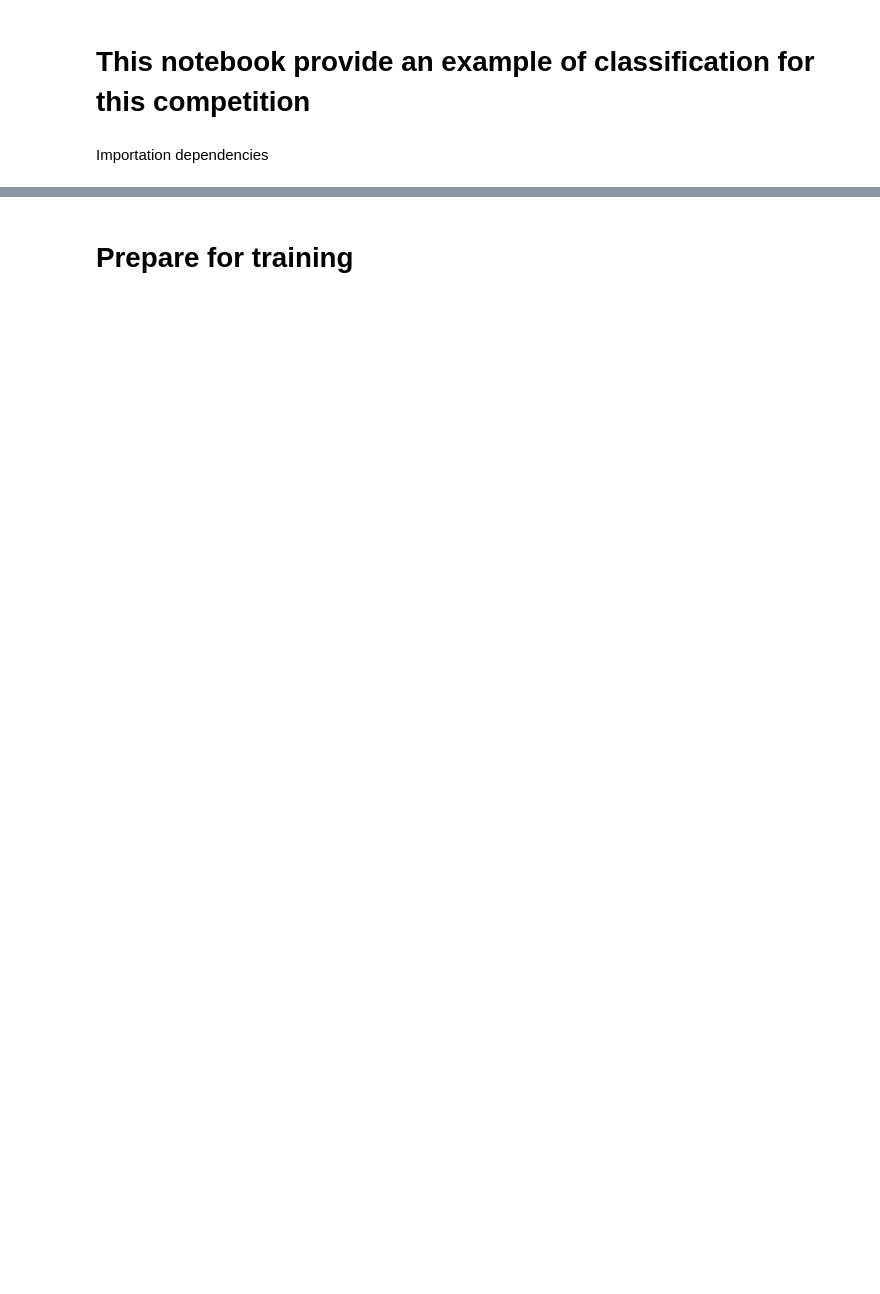
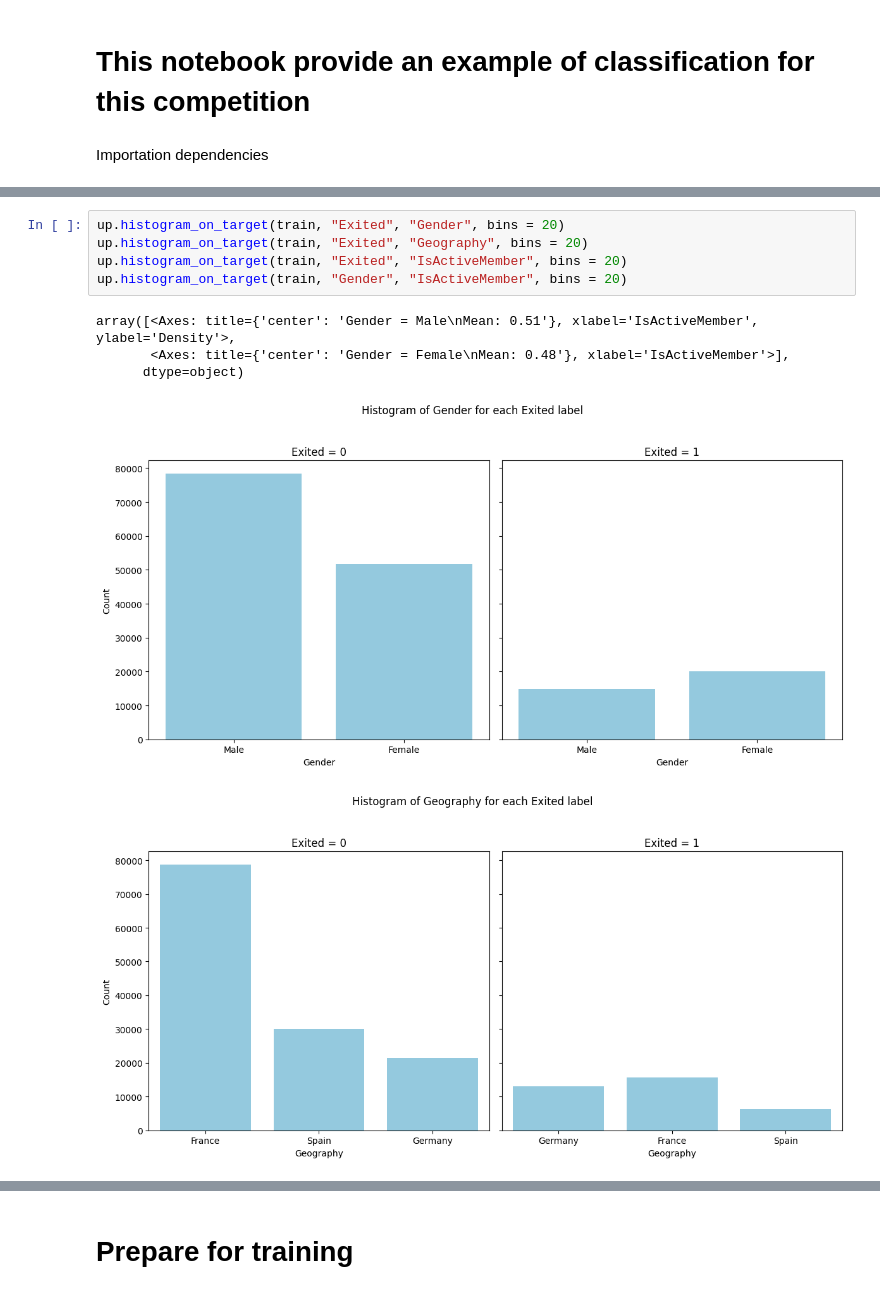
Before and after one commit to Avicenne-ctrl/KAGGLE-PROJECT, a Jupyter notebook: classification-projects/Bank-credit/notebook-credit-classif.ipynb, the cells around one changed output, grey strips where cells are left out. Drawn from its saved outputs; the diff is of its cells as text; blank space fills up the shorter version.

```diff
--- a/classification-projects/Bank-credit/notebook-credit-classif.ipynb
+++ b/classification-projects/Bank-credit/notebook-credit-classif.ipynb
@@ -69,0 +95,11 @@ encode : Vehicle_Damage
+# %%
+up.histogram_on_target(train, "Exited", "Gender", bins = 20)
+up.histogram_on_target(train, "Exited", "Geography", bins = 20)
+up.histogram_on_target(train, "Exited", "IsActiveMember", bins = 20)
+up.histogram_on_target(train, "Gender", "IsActiveMember", bins = 20)
+# %% [output]
+array([<Axes: title={'center': 'Gender = Male\nMean: 0.51'}, xlabel='IsActiveMember', ylabel='Density'>,
+       <Axes: title={'center': 'Gender = Female\nMean: 0.48'}, xlabel='IsActiveMember'>],
+      dtype=object)
+[figure, added]
+[figure, added]
```
Also changed, not shown: parts of 25 cells of this notebook, 24 other files.
